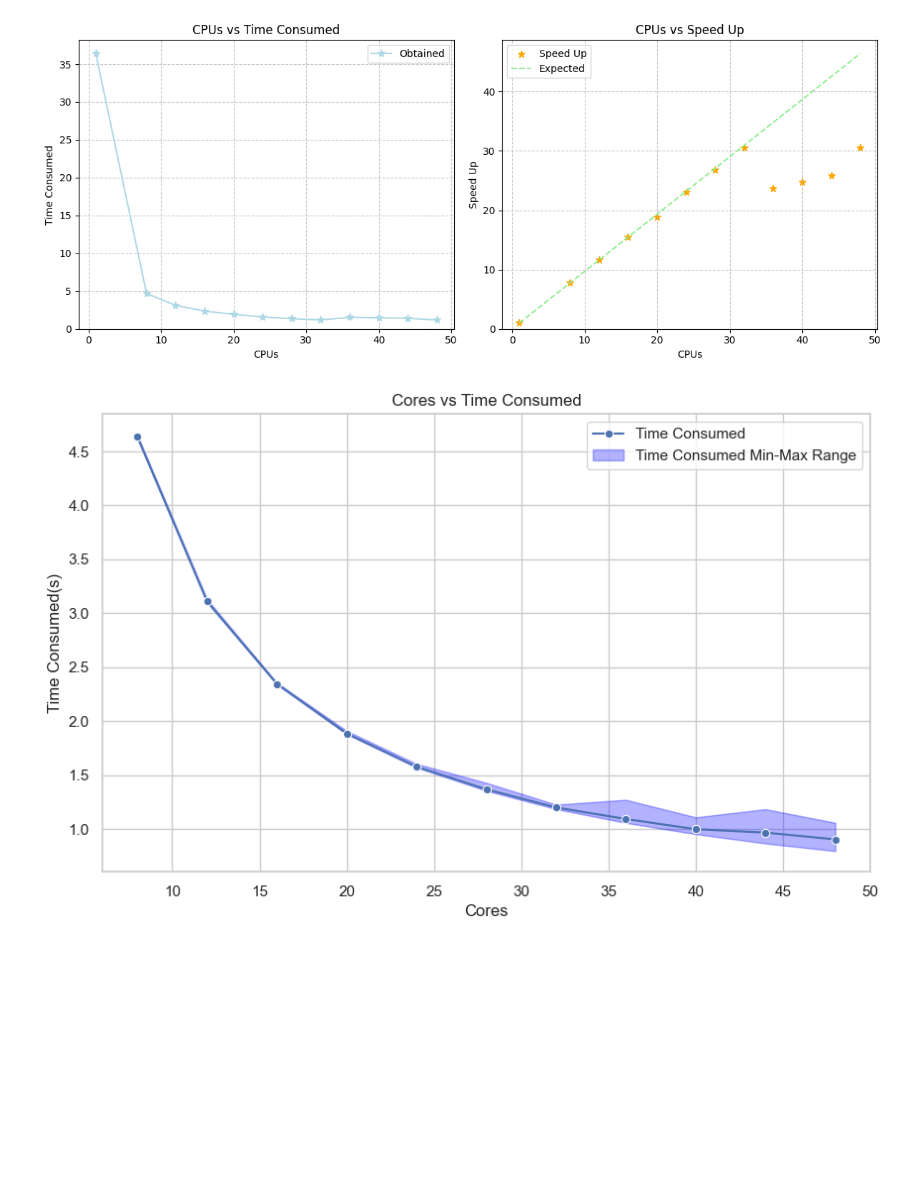
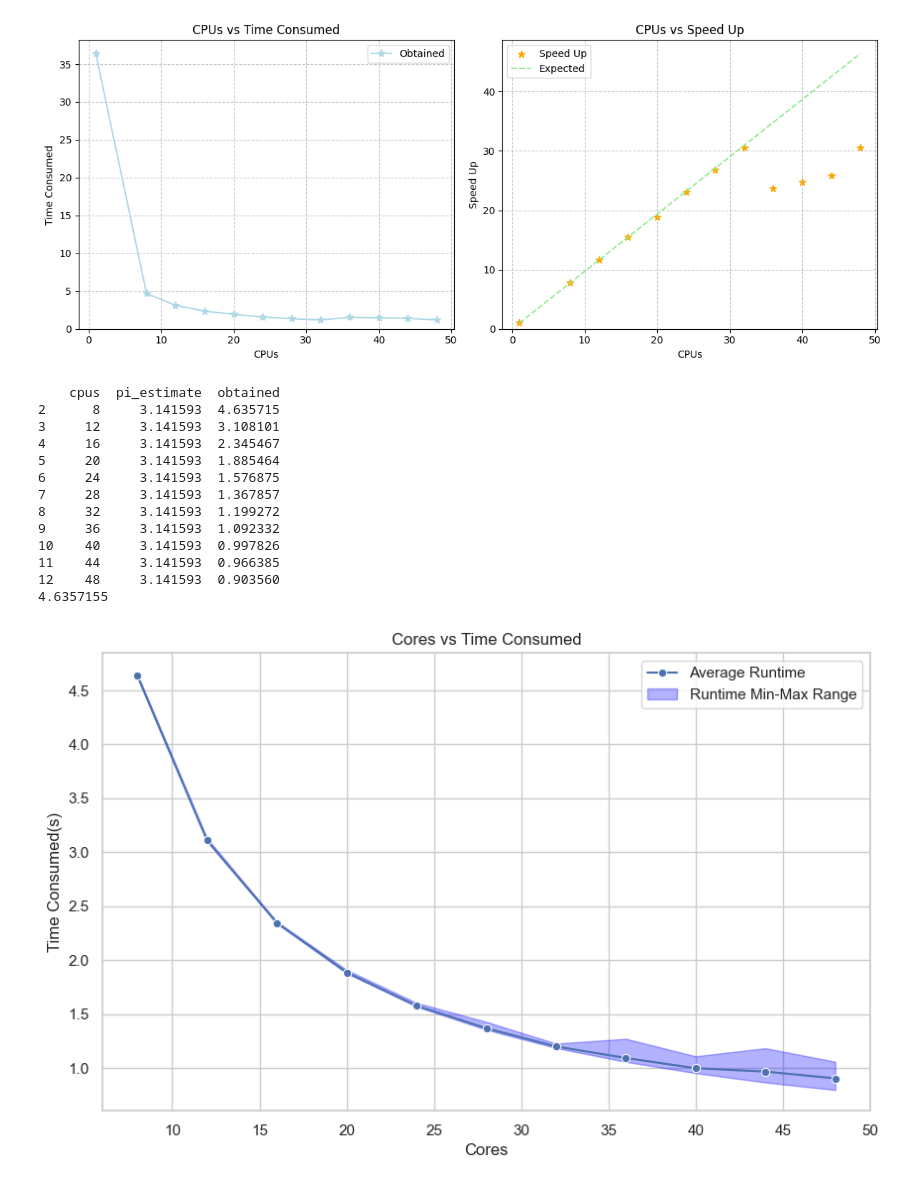
Before and after one commit to dondavan/HPC, a Jupyter notebook: ass2/visualization/pi_vis.ipynb, the cells around one changed output. Saved outputs shown, nothing was run; the diff lists cells and outputs as text; code cells hidden in the pictures; blank space fills up the shorter version.

```diff
--- a/ass2/visualization/pi_vis.ipynb
+++ b/ass2/visualization/pi_vis.ipynb
@@ -169,36 +169,54 @@ plt.show()
 # %%
 import pandas as pd
 import seaborn as sns
 import matplotlib.pyplot as plt
 
 _, _, _, df_all = extract_values_from_file('../output/pi_4966350.out')
 df_all = df_all.iloc[1:] # ignore the repeated row
 
 start_with = 2 # make it 1 to ignore the first row, to show a more obvious min-max range
 result_df = df_all.groupby('cpus').mean().reset_index().iloc[start_with:]
 df_min = df_all.groupby('cpus').min().reset_index().iloc[start_with:]
 df_max = df_all.groupby('cpus').max().reset_index().iloc[start_with:]
 
+
 # print(df_all)
+core_1_time = 36.537154
 baseline_time = result_df['obtained'].iloc[0]
-result_df['speed_up'] = baseline_time / result_df['obtained']
+print(baseline_time)
+result_df['speed_up'] = core_1_time / result_df['obtained']
 result_df
+print(result_df)
+
 
 sns.set(style="whitegrid")
 
 plt.figure(figsize=(10, 6))
-sns.lineplot(x='cpus', y='obtained', data=result_df, label='Time Consumed', marker='o')
-plt.fill_between(result_df['cpus'], df_min['obtained'], df_max['obtained'], color='blue', alpha=0.3, label='Time Consumed Min-Max Range')
+sns.lineplot(x='cpus', y='obtained', data=result_df, label='Average Runtime', marker='o')
+plt.fill_between(result_df['cpus'], df_min['obtained'], df_max['obtained'], color='blue', alpha=0.3, label='Runtime Min-Max Range')
 
 
 plt.xlabel('Cores')
 plt.ylabel('Time Consumed(s)')
 plt.title('Cores vs Time Consumed')
 plt.legend()
 plt.grid(True)
 plt.show()
 # %% [output]
+    cpus  pi_estimate  obtained
+2      8     3.141593  4.635715
+3     12     3.141593  3.108101
+4     16     3.141593  2.345467
+5     20     3.141593  1.885464
+6     24     3.141593  1.576875
+7     28     3.141593  1.367857
+8     32     3.141593  1.199272
+9     36     3.141593  1.092332
+10    40     3.141593  0.997826
+11    44     3.141593  0.966385
+12    48     3.141593  0.903560
+4.6357155
-[figure, old version]
+[figure, new version]
 # %%
 import pandas as pd
 
```
Also changed, not shown: parts of 1 cell of this notebook, 1 other file.
